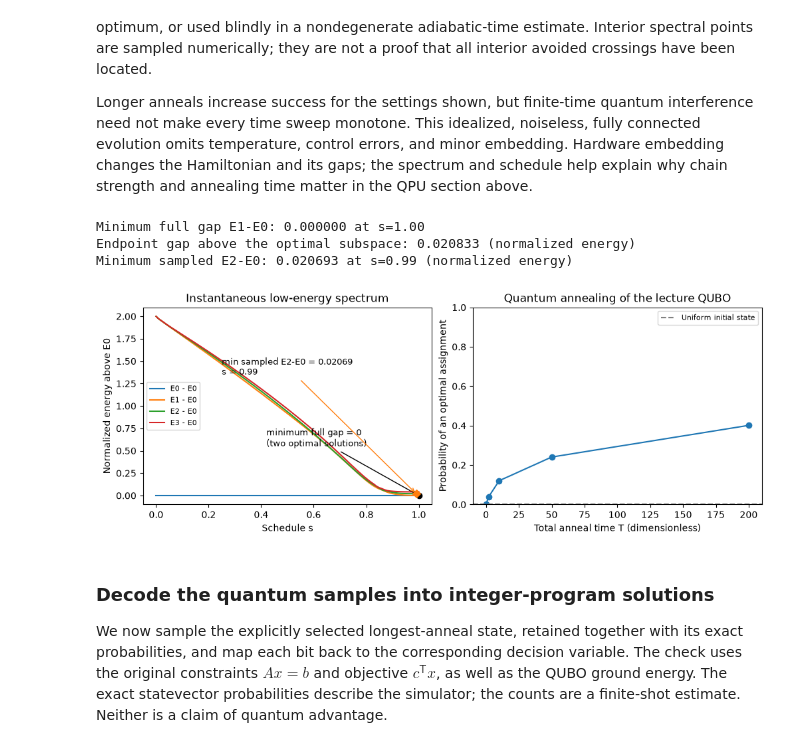
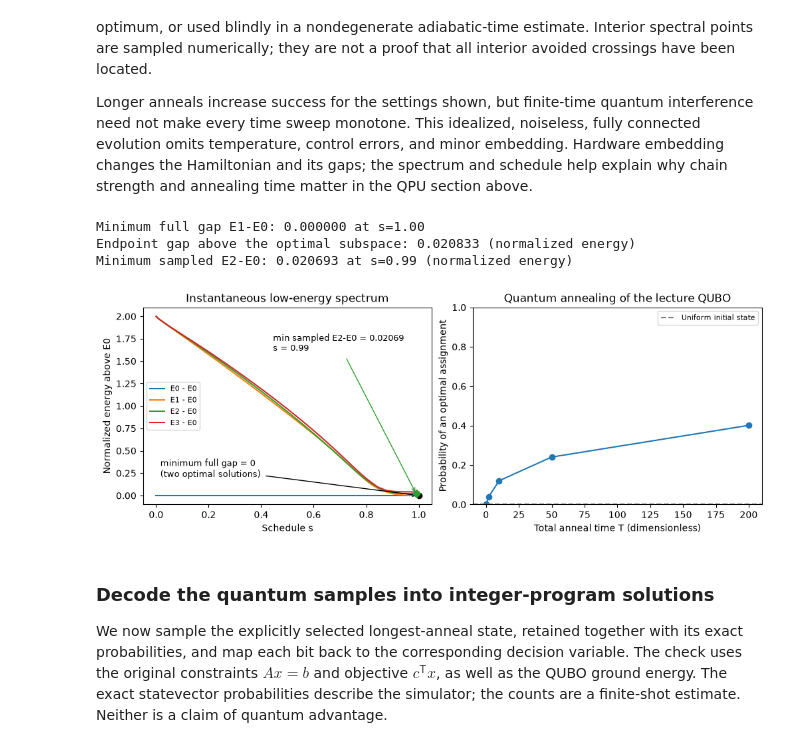
Before and after one commit to JuliaQUBO/QUBONotebooks, a Jupyter notebook: notebooks_py/4-DWAVE_python.ipynb, the cells around one changed output. Cells and saved outputs as stored; diff of their text form; code cells hidden in the pictures.

Commit message:
fix: clarify CUDA-Q notebook rendering and import notice

```diff
--- a/notebooks_py/4-DWAVE_python.ipynb
+++ b/notebooks_py/4-DWAVE_python.ipynb
@@ -515,10 +519,24 @@ CUDA-Q statevector indices use qubit 0 as the least significant bit; sampled str
 # %%
 # Optional CUDA-Q import: a broken installation must not become a clean skip.
 import os
+import warnings
 
 CUDAQ_SKIP_MESSAGE = "Skipping CUDA-Q quantum annealing: install the optional cudaq group."
 try:
-    import cudaq
+    # CUDA-Q 0.16 emits this notice unconditionally; migration guidance is pending.
+    # Filter only this exact import notice, preserving all other warnings.
+    with warnings.catch_warnings():
+        warnings.filterwarnings(
+            "ignore",
+            message=(
+                r"^The CUDA-Q `sample` and `observe` algorithmic primitives will change in "
+                r"a future release\. Existing code may require updates\. See "
+                r"https://nvidia\.github\.io/cuda-quantum/latest/using/migration/"
+                r"upcoming_changes\.html for details\.$"
+            ),
+            category=FutureWarning,
+        )
+        import cudaq
 except ModuleNotFoundError as exc:
     if exc.name != "cudaq" or os.environ.get("QUBONOTEBOOKS_CUDAQ_REQUIRE", "0") == "1":
         raise
@@ -719,38 +735,42 @@ if HAS_CUDAQ:
     optimal_subspace_gaps = relative_spectrum[:, endpoint_ground_rank]
     minimum_optimal_gap_index = int(np.argmin(optimal_subspace_gaps))
     minimum_optimal_gap = float(optimal_subspace_gaps[minimum_optimal_gap_index])
     minimum_optimal_gap_schedule = float(schedule_points[minimum_optimal_gap_index])
     endpoint_gap = (np.min(qubo_energies[~ground_mask]) - ground_energy) / energy_scale
     np.testing.assert_allclose(relative_spectrum[-1, :endpoint_ground_rank], 0.0, atol=1e-10)
     print(f"Minimum full gap E1-E0: {relative_spectrum[minimum_gap_index, 1]:.6f} at s={schedule_points[minimum_gap_index]:.2f}")
     print(f"Endpoint gap above the optimal subspace: {endpoint_gap:.6f} (normalized energy)")
     print(f"Minimum sampled E2-E0: {minimum_optimal_gap:.6f} at s={minimum_optimal_gap_schedule:.2f} (normalized energy)")
 
     fig, axes = plt.subplots(1, 2, figsize=(10, 3.7), constrained_layout=True)
     for level in range(4):
         axes[0].plot(schedule_points, relative_spectrum[:, level], label=f"E{level} - E0")
     axes[0].scatter([1.0], [0.0], color="black", zorder=5)
     axes[0].annotate("minimum full gap = 0\n(two optimal solutions)", xy=(1.0, 0.0),
-                     xytext=(0.42, 0.55), arrowprops={"arrowstyle": "->"}, fontsize=9)
+                     xytext=(0.06, 0.14), textcoords="axes fraction",
+                     bbox={"facecolor": "white", "edgecolor": "none", "alpha": 0.95},
+                     arrowprops={"arrowstyle": "->"}, fontsize=9)
     axes[0].scatter([minimum_optimal_gap_schedule], [minimum_optimal_gap],
-                    color="tab:orange", marker="D", zorder=6)
+                    color="tab:green", marker="D", zorder=6)
     axes[0].annotate(f"min sampled E2-E0 = {minimum_optimal_gap:.5f}\ns = {minimum_optimal_gap_schedule:.2f}",
-                     xy=(minimum_optimal_gap_schedule, minimum_optimal_gap), xytext=(0.25, 1.35),
-                     arrowprops={"arrowstyle": "->", "color": "tab:orange"}, fontsize=9)
+                     xy=(minimum_optimal_gap_schedule, minimum_optimal_gap),
+                     xytext=(0.45, 0.78), textcoords="axes fraction",
+                     bbox={"facecolor": "white", "edgecolor": "none", "alpha": 0.95},
+                     arrowprops={"arrowstyle": "->", "color": "tab:green"}, fontsize=9)
     axes[0].set(xlabel="Schedule s", ylabel="Normalized energy above E0", title="Instantaneous low-energy spectrum")
     axes[0].legend(fontsize=8)
     axes[1].plot([row["T (dimensionless)"] for row in anneal_results],
                  [row["P(optimal)"] for row in anneal_results], marker="o")
     axes[1].axhline(ground_mask.sum() / 2 ** n_qubits, color="gray", linestyle="--", label="Uniform initial state")
     axes[1].set(xlabel="Total anneal time T (dimensionless)", ylabel="Probability of an optimal assignment",
                 ylim=(0, 1), title="Quantum annealing of the lecture QUBO")
     axes[1].legend(fontsize=8)
     plt.show()
 # %% [output]
 Minimum full gap E1-E0: 0.000000 at s=1.00
 Endpoint gap above the optimal subspace: 0.020833 (normalized energy)
 Minimum sampled E2-E0: 0.020693 at s=0.99 (normalized energy)
-[figure, old version]
+[figure, new version]
 # %% [markdown]
 ### Decode the quantum samples into integer-program solutions
 
```
Also changed, not shown: parts of 2 cells of this notebook, 1 other file.
